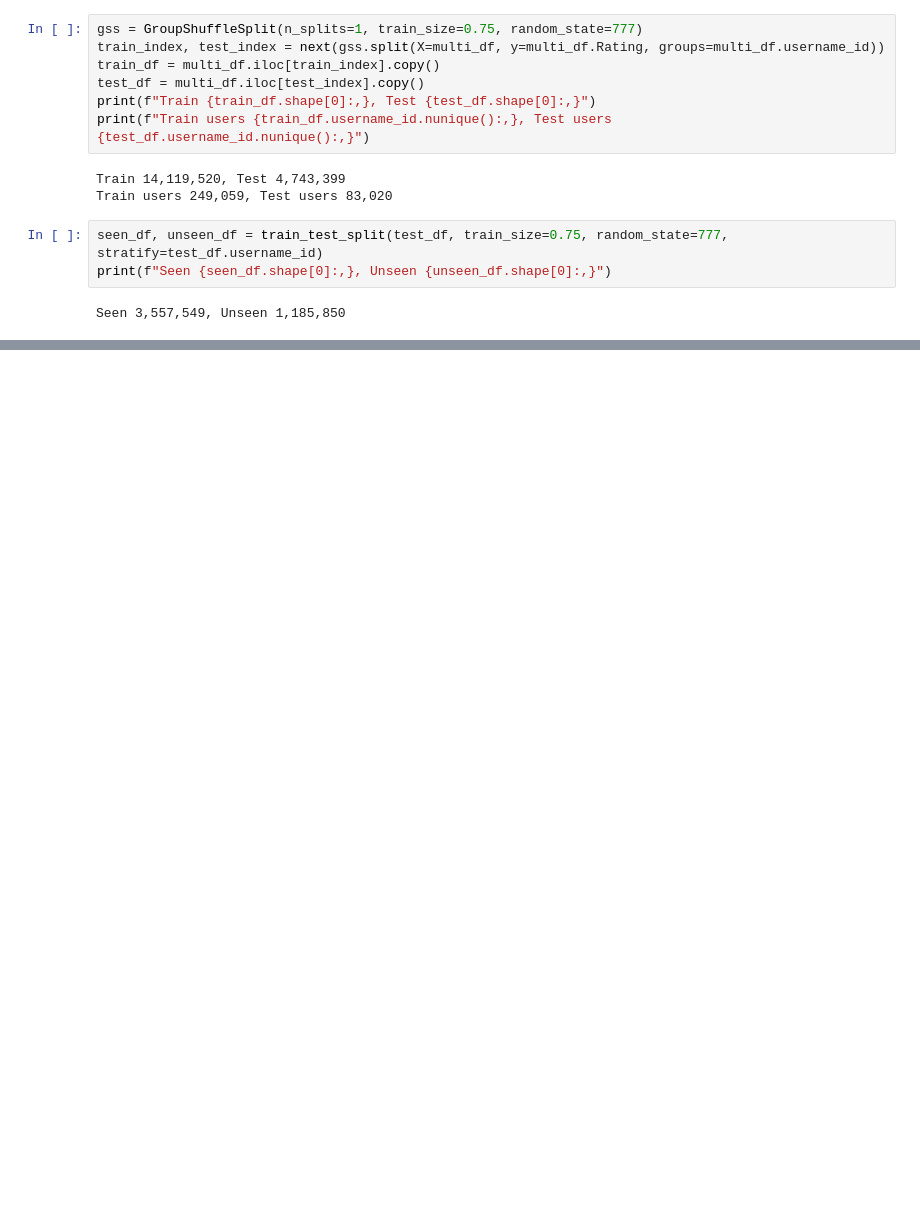
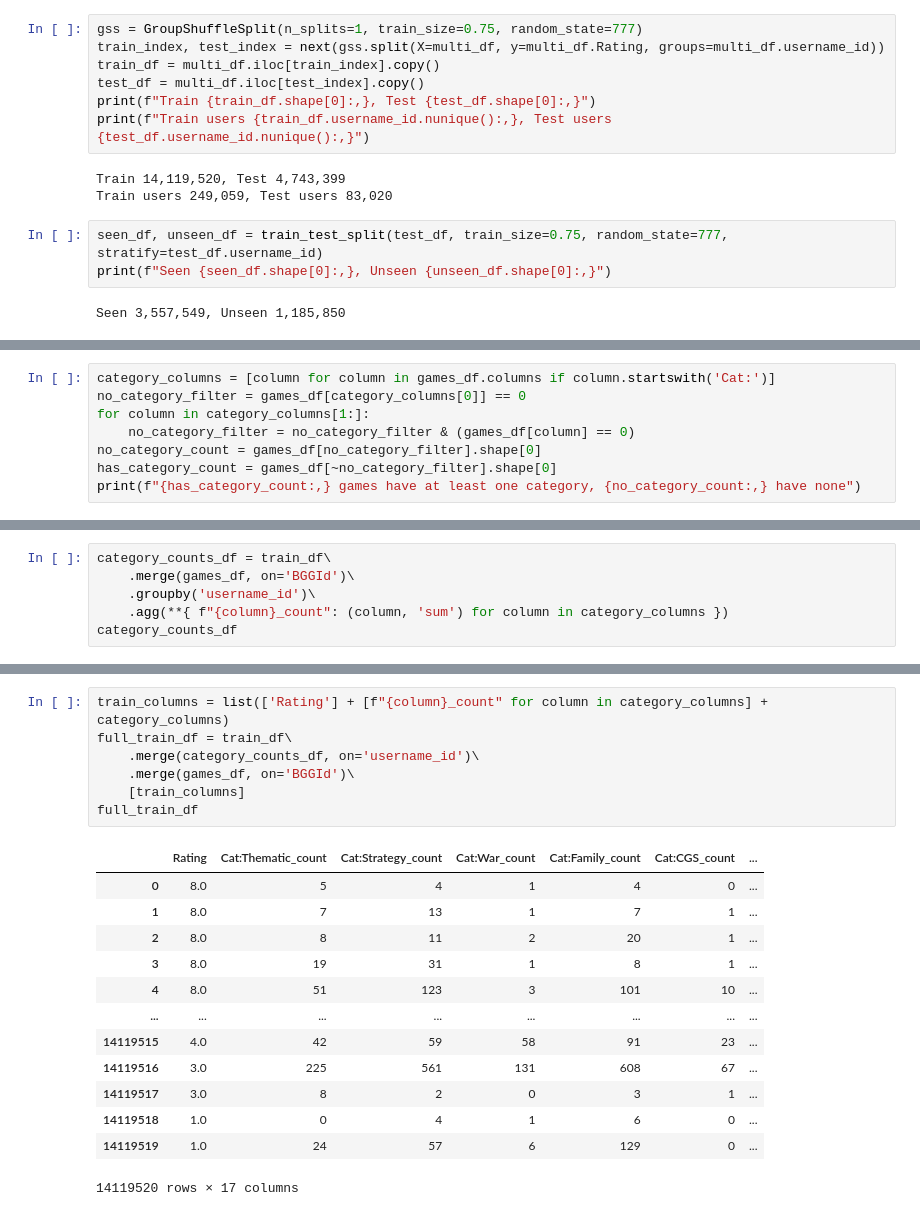
Before and after one commit to jmfb/csc6711-project5, a Jupyter notebook: Project5.ipynb, the cells around one changed output, grey strips where cells are left out. Saved outputs shown, nothing was run; the diff lists cells and outputs as text; blank space fills up the shorter version.

```diff
--- a/Project5.ipynb
+++ b/Project5.ipynb
@@ -355,0 +344,8 @@ Seen 3,557,549, Unseen 1,185,850
+# %%
+category_columns = [column for column in games_df.columns if column.startswith('Cat:')]
+no_category_filter = games_df[category_columns[0]] == 0
+for column in category_columns[1:]:
+    no_category_filter = no_category_filter & (games_df[column] == 0)
+no_category_count = games_df[no_category_filter].shape[0]
+has_category_count = games_df[~no_category_filter].shape[0]
+print(f"{has_category_count:,} games have at least one category, {no_category_count:,} have none")
@@ -355,0 +354,6 @@ Seen 3,557,549, Unseen 1,185,850
+# %%
+category_counts_df = train_df\
+    .merge(games_df, on='BGGId')\
+    .groupby('username_id')\
+    .agg(**{ f"{column}_count": (column, 'sum') for column in category_columns })
+category_counts_df
@@ -355,0 +379,21 @@ Seen 3,557,549, Unseen 1,185,850
+# %%
+train_columns = list(['Rating'] + [f"{column}_count" for column in category_columns] + category_columns)
+full_train_df = train_df\
+    .merge(category_counts_df, on='username_id')\
+    .merge(games_df, on='BGGId')\
+    [train_columns]
+full_train_df
+# %% [output]
+|  | Rating | Cat:Thematic_count | Cat:Strategy_count | Cat:War_count | Cat:Family_count | Cat:CGS_count | ... |
+| 0 | 8.0 | 5 | 4 | 1 | 4 | 0 | ... |
+| 1 | 8.0 | 7 | 13 | 1 | 7 | 1 | ... |
+| 2 | 8.0 | 8 | 11 | 2 | 20 | 1 | ... |
+| 3 | 8.0 | 19 | 31 | 1 | 8 | 1 | ... |
+| 4 | 8.0 | 51 | 123 | 3 | 101 | 10 | ... |
+| ... | ... | ... | ... | ... | ... | ... | ... |
+| 14119515 | 4.0 | 42 | 59 | 58 | 91 | 23 | ... |
+| 14119516 | 3.0 | 225 | 561 | 131 | 608 | 67 | ... |
+| 14119517 | 3.0 | 8 | 2 | 0 | 3 | 1 | ... |
+| 14119518 | 1.0 | 0 | 4 | 1 | 6 | 0 | ... |
+| 14119519 | 1.0 | 24 | 57 | 6 | 129 | 0 | ... |
+14119520 rows × 17 columns
```
Also changed, not shown: parts of 7 cells of this notebook.
